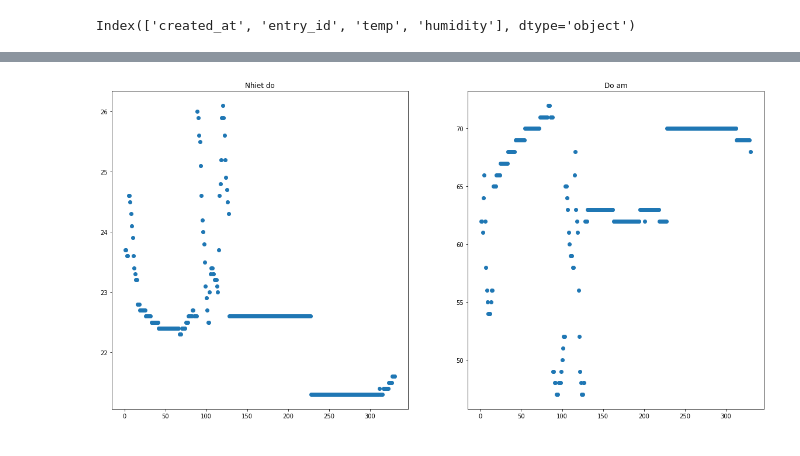
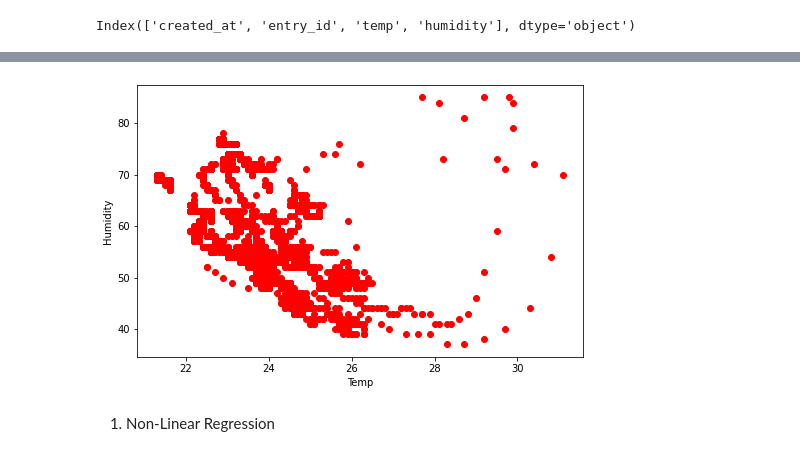
Before and after one commit to thanhlamnguyen/Do_an_IOT, a Jupyter notebook: Do_an_IOT.ipynb, the cells around one changed output, grey strips where cells are left out. Cells and saved outputs as stored; diff of their text form; code cells hidden in the pictures.

```diff
--- a/Do_an_IOT.ipynb
+++ b/Do_an_IOT.ipynb
@@ -103,10 +119,9 @@ df
-# %%
-fig, axes = plt.subplots(1, 2, sharex=True, figsize=(20, 10))
-
-axes[0].scatter(data=df, x="entry_id", y="temp")
-axes[0].set_title("Nhiet do")
-
-axes[1].scatter(data=df, x="entry_id", y="humidity")
-axes[1].set_title("Do am");
-# %% [output]
-[figure, removed]
+# %%
+plt.figure(figsize=(8,5))
+x_data, y_data = (df["temp"].values, df["humidity"].values)
+plt.plot(x_data, y_data, 'ro')
+plt.ylabel('Humidity')
+plt.xlabel('Temp')
+plt.show()
+# %% [output]
+[figure, added]
@@ -112,0 +131,2 @@ axes[1].set_title("Do am");
+# %% [markdown]
+1. Non-Linear Regression
```
Also changed, not shown: parts of 17 cells of this notebook.
